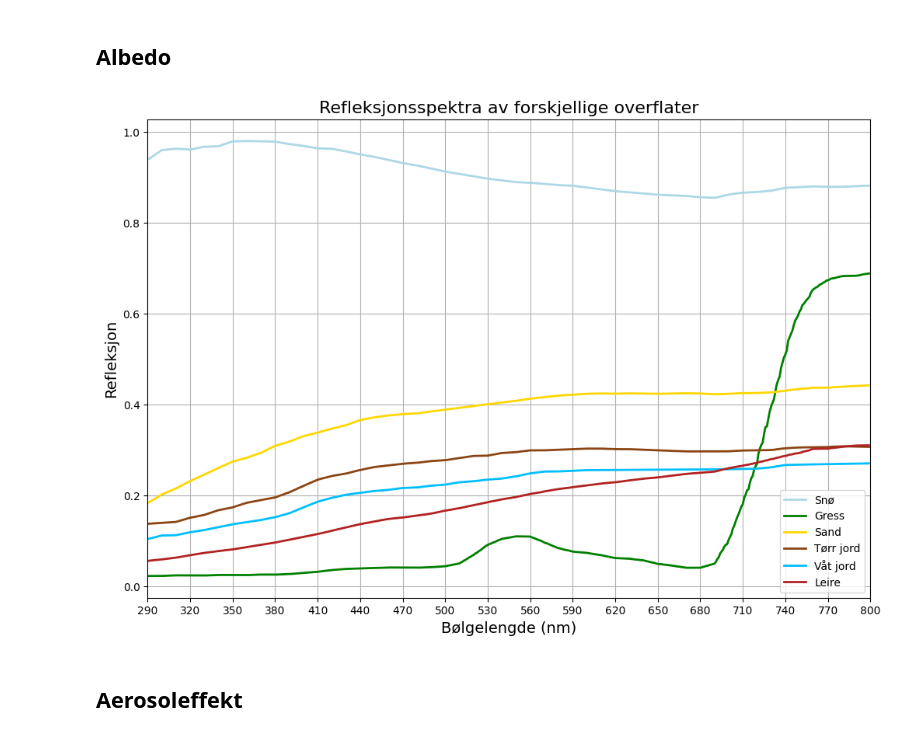
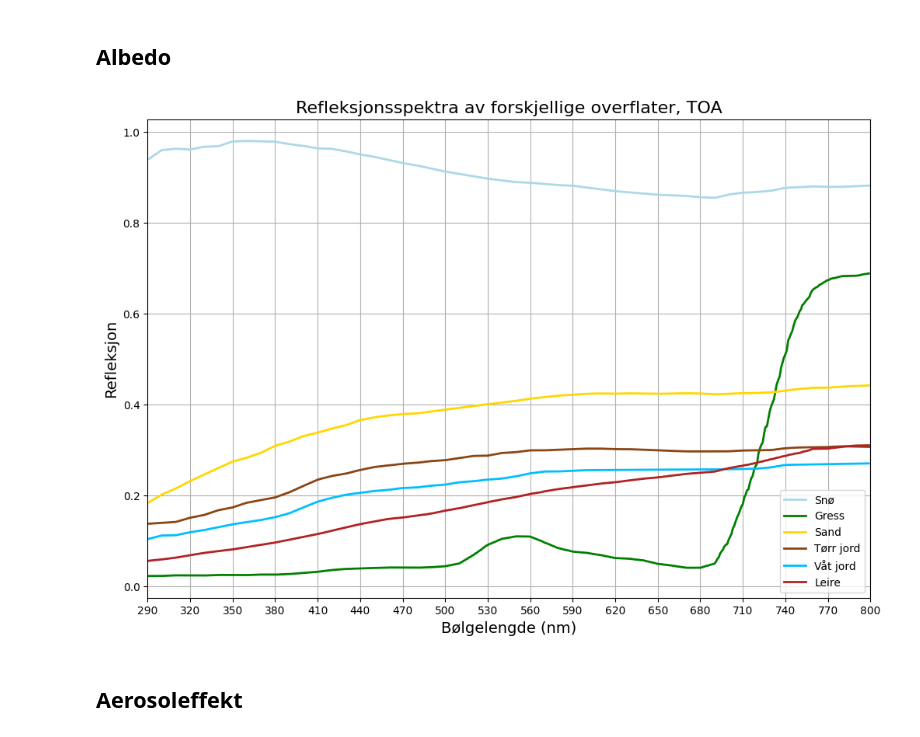
Before and after one commit to SkaugJr/TTK4265-OptiskFjernmaaling, a Jupyter notebook: Prosjekt2/RTM.ipynb, the cells around one changed output. Drawn from its saved outputs; the diff is of its cells as text; code cells hidden in the pictures.

```diff
--- a/Prosjekt2/RTM.ipynb
+++ b/Prosjekt2/RTM.ipynb
@@ -571,35 +571,35 @@ beet['reflectance'] = beet['eup'] / beet['edir']
 
 stub = parse_uvspec_output('Data/stub.OUT')
 stub['reflectance'] = stub['eup'] / stub['edir']
 
 
 plt.figure(figsize=(12, 8))
 
 # Plotting with appropriate colors
 plt.plot(sno2['lambda'], sno2['reflectance'], label='Snø', linewidth=2, color='lightblue')
 plt.plot(gras['lambda'], gras['reflectance'], label='Gress', linewidth=2, color='green')
 plt.plot(sand['lambda'], sand['reflectance'], label='Sand', linewidth=2, color='gold')
 plt.plot(cdry['lambda'], cdry['reflectance'], label='Tørr jord', linewidth=2, color='saddlebrown')
 plt.plot(cwet['lambda'], cwet['reflectance'], label='Våt jord', linewidth=2, color='deepskyblue')
 #plt.plot(oat['lambda'], oat['reflectance'], label='Havre', linewidth=2, color='goldenrod')
 #plt.plot(lawn['lambda'], lawn['reflectance'], label='Gressplen', linewidth=2, color='darkgreen')
 plt.plot(loam['lambda'], loam['reflectance'], label='Leire', linewidth=2, color='firebrick')
 #plt.plot(rye['lambda'], rye['reflectance'], label='Rug', linewidth=2, color='darkgreen')
 #plt.plot(beet['lambda'], beet['reflectance'], label='Rødbete', linewidth=2, color='darkred')
 #plt.plot(stub['lambda'], stub['reflectance'], label='Stubb', linewidth=2, color='dimgray')
 
 # Labels and title in Norwegian
 plt.xlabel('Bølgelengde (nm)', fontsize=14)
 plt.ylabel('Refleksjon', fontsize=14)
-plt.title('Refleksjonsspektra av forskjellige overflater', fontsize=16)
+plt.title('Refleksjonsspektra av forskjellige overflater, TOA', fontsize=16)
 plt.legend()
 plt.xlim(291, 799)
 plt.xticks(np.arange(290, 801, 30))
 
 plt.grid(True)
 plt.show()
 # %% [output]
-[figure, old version]
+[figure, new version]
 # %% [markdown]
 ## Aerosoleffekt
 # %%
```
